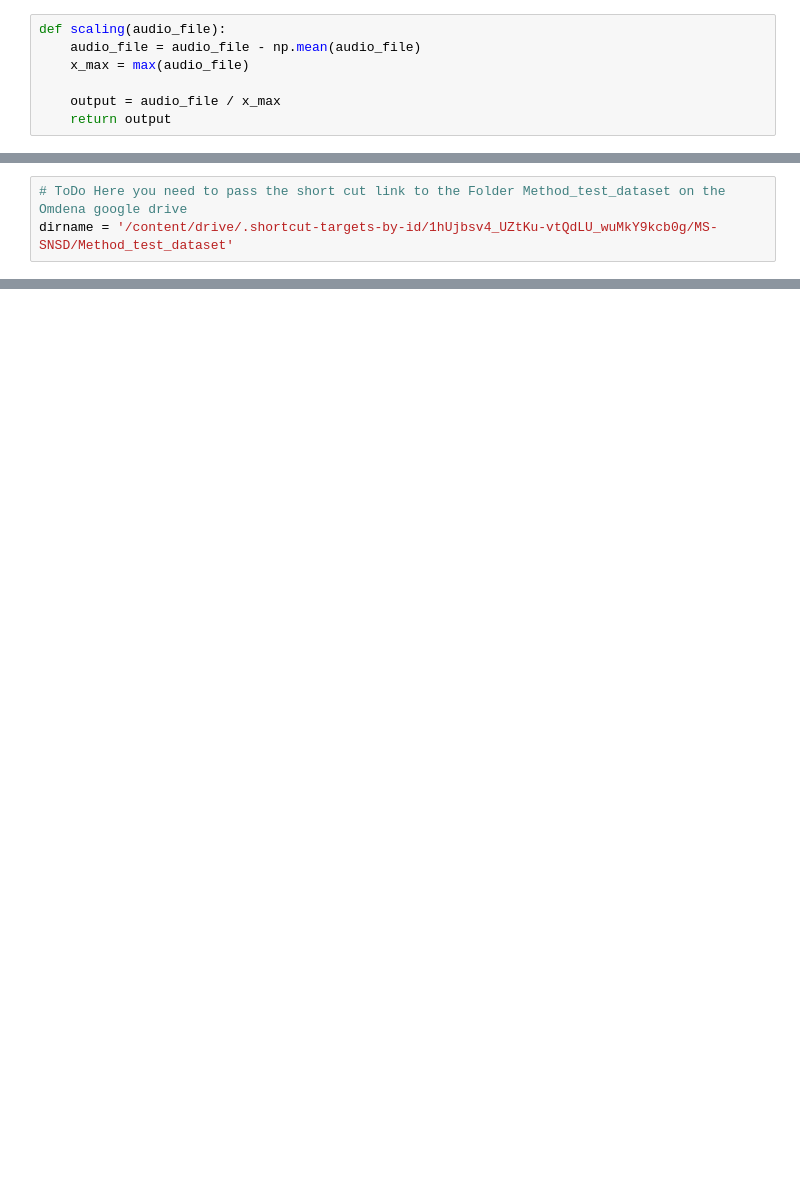
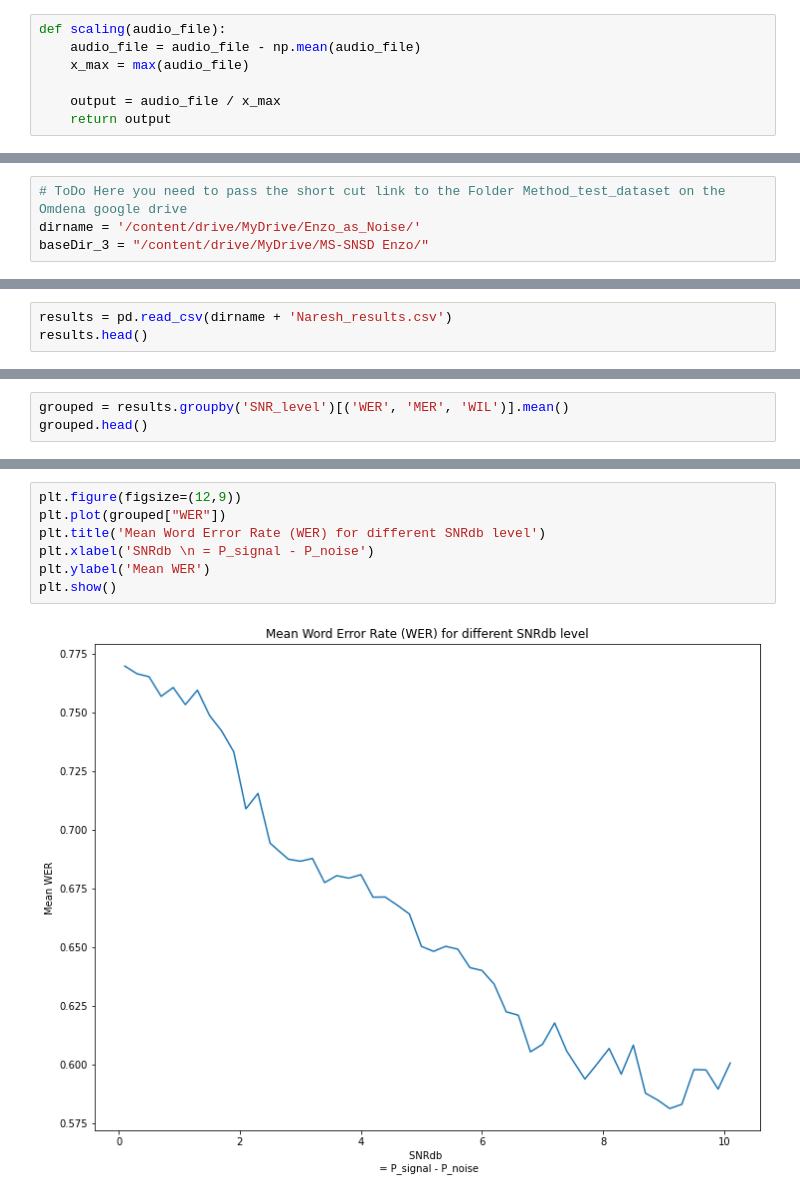
Before and after one commit to KaushalNaresh/Speech_enhancement_using_convolutional_autoencoders, a Jupyter notebook: Source_code/Benchmark.ipynb, the cells around one changed output, grey strips where cells are left out. Cells and saved outputs as stored; diff of their text form; blank space fills up the shorter version.

```diff
--- a/Source_code/Benchmark.ipynb
+++ b/Source_code/Benchmark.ipynb
@@ -63,4 +91,5 @@ def scaling(audio_file):
 # %%
 # ToDo Here you need to pass the short cut link to the Folder Method_test_dataset on the Omdena google drive
-dirname = '/content/drive/.shortcut-targets-by-id/1hUjbsv4_UZtKu-vtQdLU_wuMkY9kcb0g/MS-SNSD/Method_test_dataset'
+dirname = '/content/drive/MyDrive/Enzo_as_Noise/'
+baseDir_3 = "/content/drive/MyDrive/MS-SNSD Enzo/"
 # %%
@@ -145,0 +394,3 @@ data_result.describe()
+# %%
+results = pd.read_csv(dirname + 'Naresh_results.csv')
+results.head()
@@ -145,0 +411,3 @@ data_result.describe()
+# %%
+grouped = results.groupby('SNR_level')[('WER', 'MER', 'WIL')].mean()
+grouped.head()
@@ -145,0 +422,9 @@ data_result.describe()
+# %%
+plt.figure(figsize=(12,9))
+plt.plot(grouped["WER"])
+plt.title('Mean Word Error Rate (WER) for different SNRdb level')
+plt.xlabel('SNRdb \n = P_signal - P_noise')
+plt.ylabel('Mean WER')
+plt.show()
+# %% [output]
+[figure, added]
```
Also changed, not shown: parts of 28 cells of this notebook.
